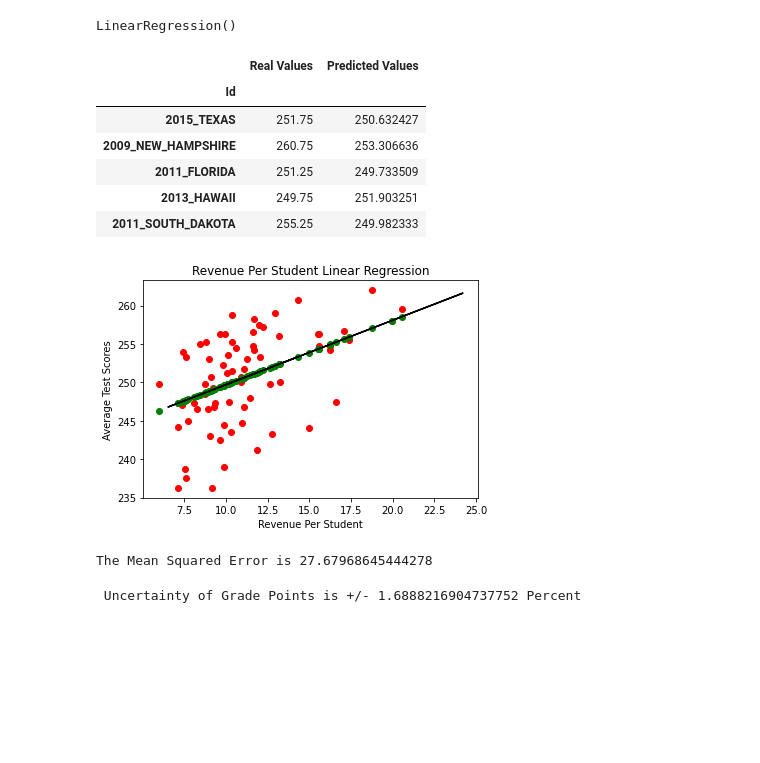
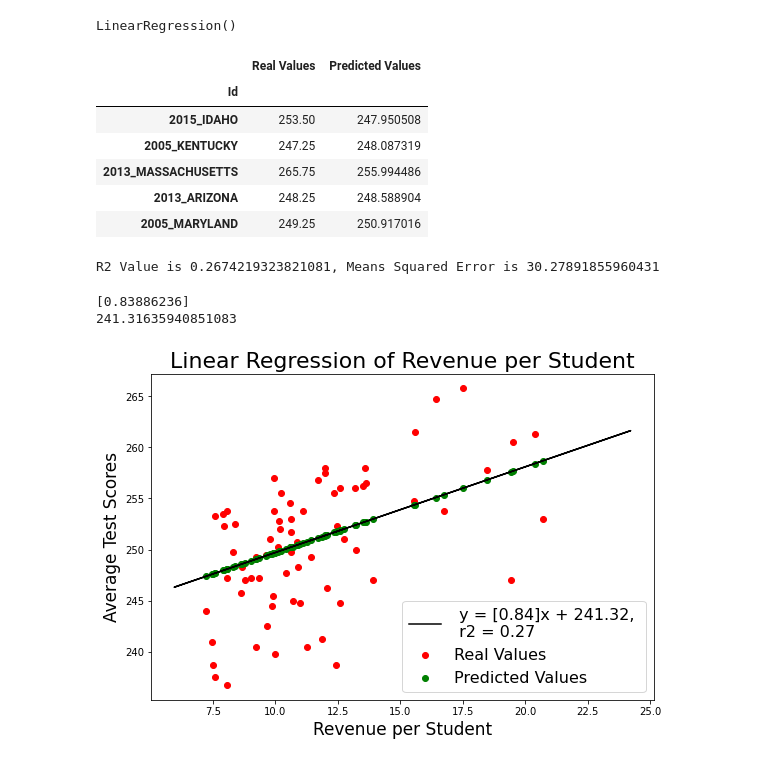
Before and after one commit to alecabrera27/US_Educational_Funding, a Jupyter notebook: Machine Learning/Linear_Regression.ipynb, the cells around one changed output. Saved outputs shown, nothing was run; the diff lists cells and outputs as text; code cells hidden in the pictures; blank space fills up the shorter version.

Commit message:
Linear Regression Update

```diff
--- a/Machine Learning/Linear_Regression.ipynb
+++ b/Machine Learning/Linear_Regression.ipynb
@@ -226,8 +184,8 @@ X1 = df[["RevenuePerStudent"]]
 y1 = df['Avg Score']
 # %%
 #Creating regression object
-regr = linear_model.LinearRegression()
-regr.fit(X1, y1)
+regr1 = linear_model.LinearRegression()
+regr1.fit(X1, y1)
 # %% [output]
 LinearRegression()
 # %%
@@ -235,7 +193,7 @@ LinearRegression()
 X1_train, X1_test, y1_train, y1_test = train_test_split(X1, y1, test_size = 0.2)
 # %%
 #Make Prediction
-y1_prediction =  regr.predict(X1_test)
+y1_prediction =  regr1.predict(X1_test)
 # %%
 #Comparing the Test Set with Predicted Values
 df_R = pd.DataFrame({'Real Values':y1_test, 'Predicted Values':y1_prediction})
@@ -243,37 +201,46 @@ df_R.head()
 # %% [output]
 |  | Real Values | Predicted Values |
 | Id |  |  |
-| 2015_TEXAS | 251.75 | 250.632427 |
-| 2009_NEW_HAMPSHIRE | 260.75 | 253.306636 |
-| 2011_FLORIDA | 251.25 | 249.733509 |
-| 2013_HAWAII | 249.75 | 251.903251 |
-| 2011_SOUTH_DAKOTA | 255.25 | 249.982333 |
+| 2015_IDAHO | 253.50 | 247.950508 |
+| 2005_KENTUCKY | 247.25 | 248.087319 |
+| 2013_MASSACHUSETTS | 265.75 | 255.994486 |
+| 2013_ARIZONA | 248.25 | 248.588904 |
+| 2005_MARYLAND | 249.25 | 250.917016 |
+# %%
+#Evaluating Regression Model
+from sklearn.metrics import mean_squared_error, r2_score
+
+r21 = r2_score(y1_test, y1_prediction)
+mse1 = mean_squared_error(y1_test, y1_prediction)
+
+print(f'R2 Value is {r21}, Means Squared Error is {mse1}')
+# %% [output]
+R2 Value is 0.2674219323821081, Means Squared Error is 30.27891855960431
+# %%
+#Finding slope and intercept
+print(regr1.coef_)
+print(regr1.intercept_)
+# %% [output]
+[0.83886236]
+241.31635940851083
 # %%
 # plotting the results
-plt.scatter(X1_test, y1_test, color = 'red')
-plt.scatter(X1_test, y1_prediction, color = 'green')
-plt.plot(X1_train, regr.predict(X1_train), color = 'black')
-plt.title('Revenue Per Student Linear Regression')
-plt.xlabel('Revenue Per Student')
-plt.ylabel('Average Test Scores')
+m = np.round(regr1.coef_,2)
+b = np.round(regr1.intercept_,2)
+line = f' y = {m}x + {b}'
+r2 = np.round(r21,2)
+
+plt.figure(figsize=(9,6))
+plt.scatter(X1_test, y1_test, color = 'red', label = 'Real Values')
+plt.scatter(X1_test, y1_prediction, color = 'green', label = 'Predicted Values')
+plt.plot(X1_train, regr1.predict(X1_train), color = 'black',
+         label= f'{line}, \n r2 = {r2}')
+
+
+plt.title('Linear Regression of Revenue per Student', fontsize=22)
+plt.xlabel('Revenue per Student', fontsize=17)
+plt.ylabel('Average Test Scores', fontsize=17)
+plt.legend(fontsize=16)
 plt.show()
-
-#Note: Real values are in Red, Predicted values are in green, and the Regression line is in black
 # %% [output]
-[figure, old version]
+[figure, new version]
-# %%
-# Testing accuracy of model:
-from sklearn.metrics import mean_squared_error, r2_score
-
-# predicting the accuracy score
-score1=mean_squared_error(y1_test,y1_prediction)
-
-print(f'The Mean Squared Error is {score1}')
-# %% [output]
-The Mean Squared Error is 27.67968645444278
-# %%
-#Calculating Standard Error
-Grade_Point_Error1 = (abs(df_R['Predicted Values'] - df_R['Real Values'])/df_R['Real Values'])*100
-print(f' Uncertainty of Grade Points is +/- {sum(Grade_Point_Error1)/70} Percent')
-# %% [output]
- Uncertainty of Grade Points is +/- 1.6888216904737752 Percent
```
Also changed, not shown: parts of 16 cells of this notebook.
